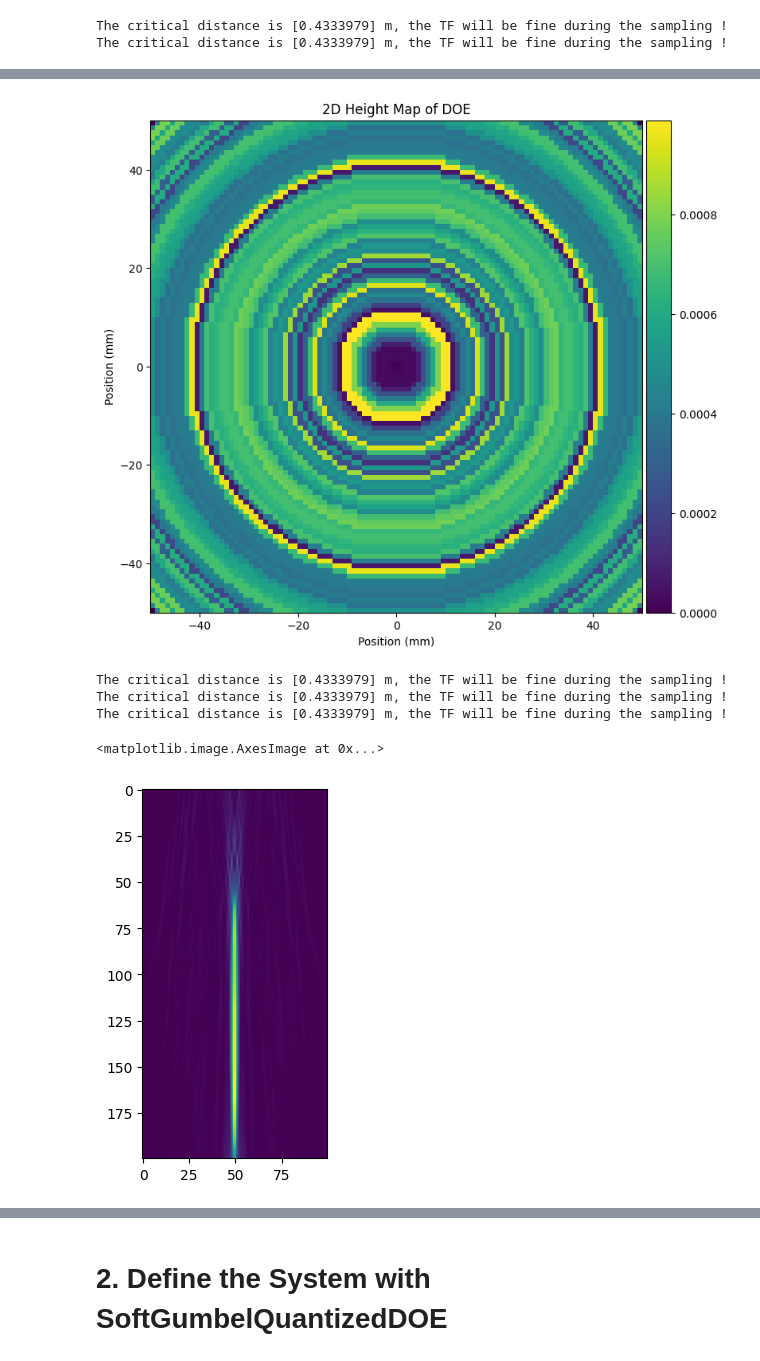
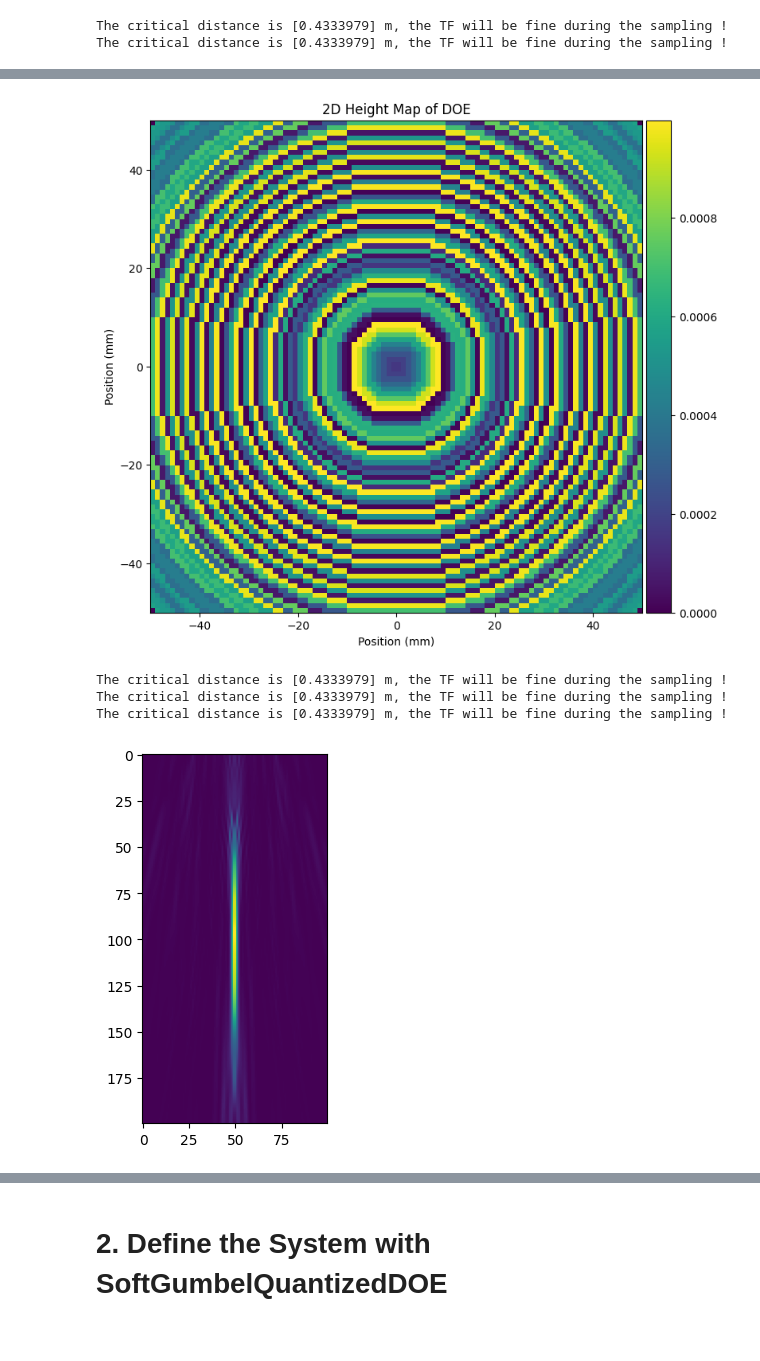
Before and after one commit to sihan-shao/QuantizationAwareTHzDOE, a Jupyter notebook: experiment_extend_depth_of_focus.ipynb, the cells around one changed output, grey strips where cells are left out. Cells and saved outputs as stored; diff of their text form; code cells hidden in the pictures.

```diff
--- a/experiment_extend_depth_of_focus.ipynb
+++ b/experiment_extend_depth_of_focus.ipynb
@@ -42,7 +42,7 @@ wavelengths = c0 / f2
 doe_params = {
     'doe_size': doe_shape,
     'doe_dxy' : doe_dxy,
-    'doe_level': 2,
+    'doe_level': 4,
     'look_up_table': None,
     'num_unit': None,
     'height_constraint_max': 1 * mm,
@@ -51,17 +51,16 @@ doe_params = {
 }
 
 optim_params = {
-    'c_s': 100,
-    'tau_max': 5.5,
-    'tau_min': 2.0
-} # for 4 levels
-
-
-optim_params = {
     'c_s': 50,
     'tau_max': 5.5,
     'tau_min': 4.0
 }
+
+optim_params = {
+    'c_s': 100,   # a number to boost the score (higher more robust to gumbel noise)
+    'tau_max': 2.5, # maximum value of tau
+    'tau_min': 1.5  # minimum value of tau
+}
 # %%
 import numpy as np
 from PIL import Image
@@ -246,29 +245,27 @@ class Submm_Setupv2(nn.Module):
         self.doe = RotationallySymmetricFullPrecisionDOELayer(self.doe_params)
 
 
-        self.prop_range = np.linspace(50*mm, 120*mm, num=200)
-
         self.asm_prop3 = ASM_prop(z_distance=50 * mm,
                          bandlimit_type='exact',
                          padding_scale=4,
                          bandlimit_kernel=True)
 
-        self.asm_prop4 = ASM_prop(z_distance=65 * mm,
+        self.asm_prop4 = ASM_prop(z_distance=60 * mm,
                          bandlimit_type='exact',
                          padding_scale=4,
                          bandlimit_kernel=True)
 
-        self.asm_prop5 = ASM_prop(z_distance=80 * mm,
+        self.asm_prop5 = ASM_prop(z_distance=70 * mm,
                          bandlimit_type='exact',
                          padding_scale=4,
                          bandlimit_kernel=True)
 
-        self.asm_prop6 = ASM_prop(z_distance=95 * mm,
+        self.asm_prop6 = ASM_prop(z_distance=80 * mm,
                          bandlimit_type='exact',
                          padding_scale=4,
                          bandlimit_kernel=True)
 
-        self.asm_prop7 = ASM_prop(z_distance=110 * mm,
+        self.asm_prop7 = ASM_prop(z_distance=90 * mm,
                          bandlimit_type='exact',
                          padding_scale=4,
                          bandlimit_kernel=True)
@@ -293,11 +290,11 @@ class Submm_Setupv2(nn.Module):
         final_field4 = self.asm_prop6(field)
         final_field5 = self.asm_prop7(field)
 
-        self.asm_prop3.z =50*mm + random.uniform(0*mm, 7.5*mm)
-        self.asm_prop4.z =65*mm + random.uniform(-7.5*mm, 7.5*mm)
-        self.asm_prop5.z =80*mm + random.uniform(-7.5*mm, 7.5*mm)
-        self.asm_prop6.z =95*mm + random.uniform(-7.5*mm, 7.5*mm)
-        self.asm_prop7.z =110*mm + random.uniform(-7.5*mm, 7.5*mm)
+        self.asm_prop3.z =50*mm + random.uniform(0*mm, 5*mm)
+        self.asm_prop4.z =60*mm + random.uniform(-5*mm, 5*mm)
+        self.asm_prop5.z =70*mm + random.uniform(-5*mm, 5*mm)
+        self.asm_prop6.z =80*mm + random.uniform(-5*mm, 5*mm)
+        self.asm_prop7.z =90*mm + random.uniform(-5*mm, 0*mm)
 
 
         return [final_field1, final_field2, final_field3, final_field4, final_field5]
@@ -318,7 +315,7 @@ itr_list = []
 itr_to_save_plots = []
 setup.cuda()
 target = target.cuda()
-optimizer = torch.optim.AdamW(setup.parameters(), lr=0.01)
+optimizer = torch.optim.AdamW(setup.parameters(), lr=0.02)
 
 photometric_loss_fn = nn.MSELoss()
 
@@ -353,6 +350,7 @@ for itr in range(max_itrs):
         #out_field_2.visualize(flag_axis = True, figsize=(6,6), wavelength=wavelengths, intensity=True)
 
     if loss < best_loss and itr > max_itrs * 0.8:
+        best_setup = setup
         best_loss = loss
         best_field1 = out_field_1
         best_field2 = out_field_2
@@ -392,7 +390,7 @@ best_field5.visualize(flag_axis = True, figsize=(10,10), wavelength=wavelengths,
 # %%
-setup.doe.visualize(figsize=(8,8))
+best_setup.doe.visualize(figsize=(8,8))
 # %% [output]
-[figure, old version]
+[figure, new version]
 # %%
 doe_data = setup.doe.height_map
 
@@ -406,10 +404,12 @@ data = setup_test.forward()
 
 data = data.cpu().abs()**2
 
+
 plt.imshow(data.detach().numpy())
+
+np.save('extend_dof_full_cutoff.npy', data.detach().numpy())
 # %% [output]
 The critical distance is [0.4333979] m, the TF will be fine during the sampling !
 The critical distance is [0.4333979] m, the TF will be fine during the sampling !
 The critical distance is [0.4333979] m, the TF will be fine during the sampling !
-<matplotlib.image.AxesImage at 0x...>
-[figure, old version]
+[figure, new version]
```
Also changed, not shown: parts of 40 cells of this notebook, 49 other files.
